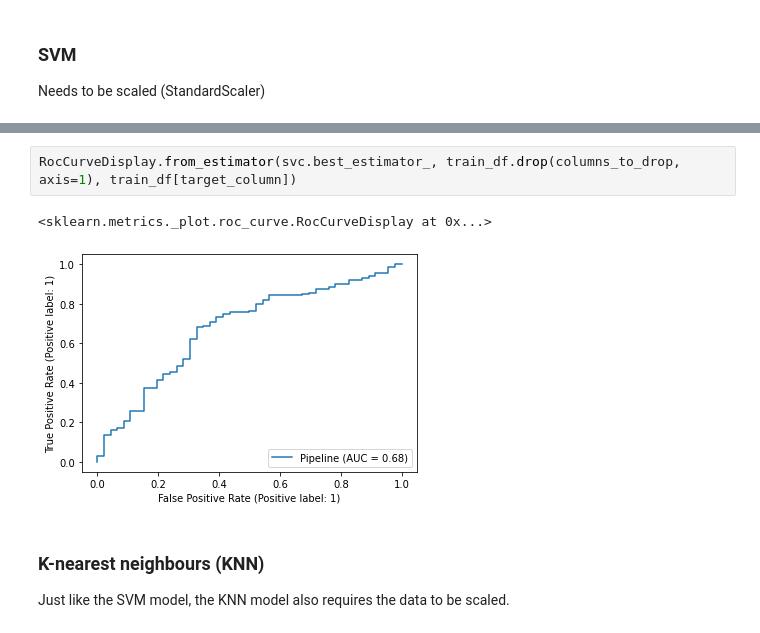
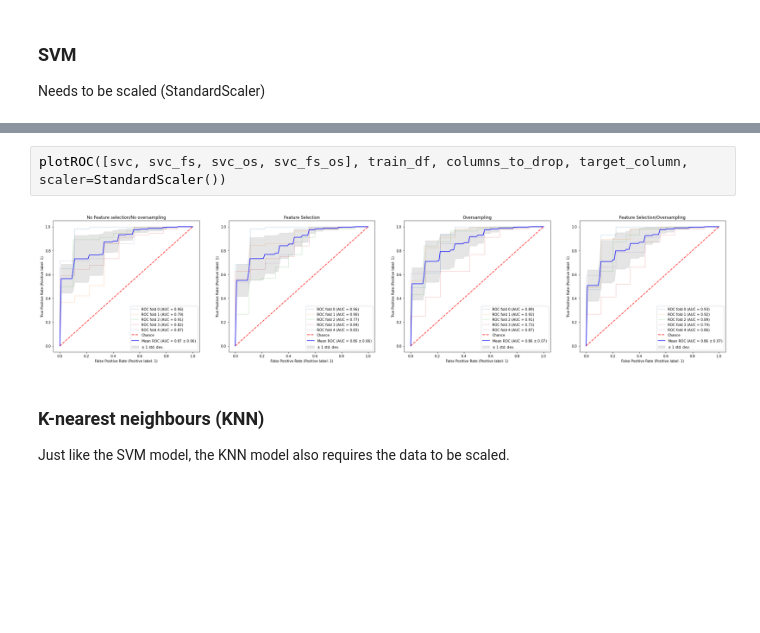
Before and after one commit to Educorreia932/FEUP-AC, a Jupyter notebook: Data Mining Project/notebooks/prediction.ipynb, the cells around one changed output, grey strips where cells are left out. Saved outputs shown, nothing was run; the diff lists cells and outputs as text; blank space fills up the shorter version.

```diff
--- a/Data Mining Project/notebooks/prediction.ipynb
+++ b/Data Mining Project/notebooks/prediction.ipynb
@@ -97,8 +91,7 @@ Best parameters: {'model__C': 50, 'model__gamma': 0.0001, 'model__kernel': 'sigm
-# %%
-RocCurveDisplay.from_estimator(svc.best_estimator_, train_df.drop(columns_to_drop, axis=1), train_df[target_column])
-# %% [output]
-<sklearn.metrics._plot.roc_curve.RocCurveDisplay at 0x...>
-[figure, removed]
+# %%
+plotROC([svc, svc_fs, svc_os, svc_fs_os], train_df, columns_to_drop, target_column, scaler=StandardScaler())
+# %% [output]
+[figure, added]
 # %% [markdown]
 ###  K-nearest neighbours (KNN)
 Just like the SVM model, the KNN model also requires the data to be scaled.
```
Also changed, not shown: parts of 18 cells of this notebook, 1 other file.
